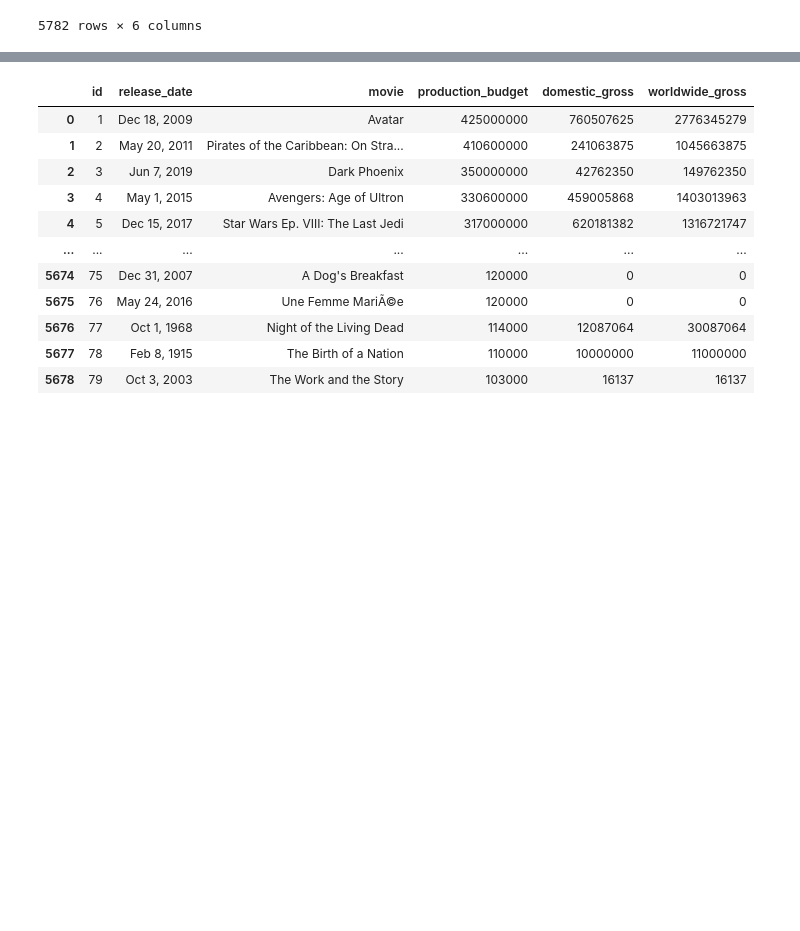
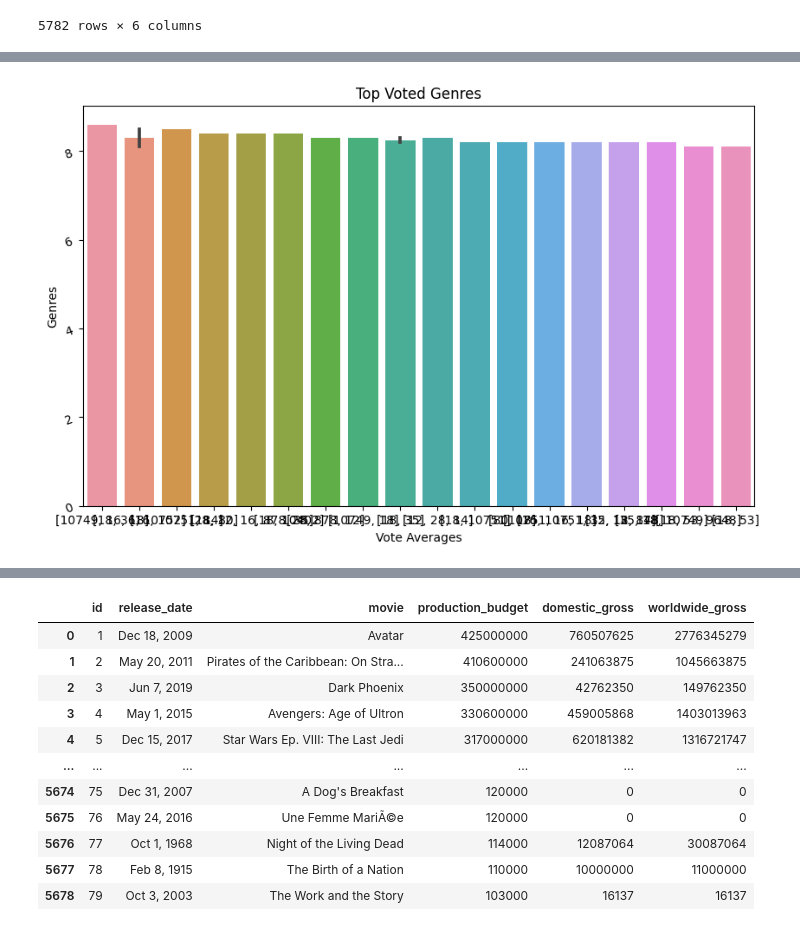
Before and after one commit to Ed-Odhiambo/dsc-phase-1-project-v2-4, a Jupyter notebook: working_project_edit.ipynb, the cells around one changed output, grey strips where cells are left out. Saved outputs shown, nothing was run; the diff lists cells and outputs as text; code cells hidden in the pictures; blank space fills up the shorter version.

```diff
--- a/working_project_edit.ipynb
+++ b/working_project_edit.ipynb
@@ -125,8 +127,8 @@ From the information, it is seen that both sets have complete data with no missi
 # %%
-# Dropping our unnecessary columns in IMDB and confirming through its shape
-IMDB_data.drop(['Unnamed: 0','original_language', 'original_title'],axis=1, inplace=True)
-print("Shape of IMDB_data: ", IMDB_data.shape)
-print("Columns now in IMDB_data: ", list(IMDB_data.columns))
+# Dropping our unnecessary columns in TMDB and confirming through its shape
+TMDB_data.drop(['Unnamed: 0','original_language', 'original_title'],axis=1, inplace=True)
+print("Shape of IMDB_data: ", TMDB_data.shape)
+print("Columns now in IMDB_data: ", list(TMDB_data.columns))
 # %% [output]
 Shape of IMDB_data:  (26517, 7)
 Columns now in IMDB_data:  ['genre_ids', 'id', 'popularity', 'release_date', 'title', 'vote_average', 'vote_count']
@@ -142,17 +144,17 @@ set(IMDB_data.duplicated())
 {False, True}
 # %%
 # Dropping the duplicates from the data frame
-IMDB_data.drop_duplicates(inplace=True)
-IMDB_data.shape
+TMDB_data.drop_duplicates(inplace=True)
+TMDB_data.shape
 # %% [output]
 (25497, 7)
 # %%
-# Dropping rows in IMDB with less than 2000 vote counts and less that 6.0 average rating
-for x in IMDB_data.index:
-    if IMDB_data.loc[x, "vote_count"] < 2000 or IMDB_data.loc[x, "vote_average"] < 6.0:
-        IMDB_data.drop(x, inplace=True)
+# Dropping rows in IMDB with less than 2000 vote counts or less that 6.0 average rating
+for x in TMDB_data.index:
+    if TMDB_data.loc[x, "vote_count"] < 2000 or TMDB_data.loc[x, "vote_average"] < 6.0:
+        TMDB_data.drop(x, inplace=True)
 
-IMDB_data
+TMDB_data
 # %% [output]
 |  | genre_ids | id | popularity | release_date | title | vote_average | vote_count |
 | 0 | [12, 14, 10751] | 12444 | 33.533 | 2010-11-19 | Harry Potter and the Deathly Hall... | 7.7 | 10788 |
@@ -168,8 +170,9 @@ IMDB_data
 | 23999 | [53, 27] | 460019 | 14.354 | 2018-04-13 | Truth or Dare | 6.0 | 2005 |
 500 rows × 7 columns
 # %%
-IMDB_TopAvgVoted = IMDB_data.sort_values(by='vote_average', ascending=False).head(100)
-IMDB_TopAvgVoted
+# Getting the top 100 vote averages
+TMDB_TopAvgVoted = TMDB_data.sort_values(by='vote_average', ascending=False).head(100)
+TMDB_TopAvgVoted
 # %% [output]
 |  | genre_ids | id | popularity | release_date | title | vote_average | vote_count |
 | 17389 | [10749, 16, 18] | 372058 | 28.238 | 2017-04-07 | Your Name. | 8.6 | 4161 |
@@ -275,0 +240,14 @@ dtype: object
+# %%
+# Genre vs revenue vs vote average: This combination could help answer question 3
+# by exploring which genres tend to be both profitable and high quality.
+# A bubble chart or scatter plot could be used to visualize this relationship.
+
+fig, ax = plt.subplots(figsize=(10,6))
+sns.barplot(x=TMDB_TopAvgVoted['genre_ids'].head(20), y=TMDB_TopAvgVoted['vote_average'].head(20))
+plt.title('Top Voted Genres')
+plt.xlabel('Vote Averages')
+plt.ylabel('Genres')
+plt.yticks(rotation =20)
+plt.show()
+# %% [output]
+[figure, added]
```
Also changed, not shown: parts of 39 cells of this notebook.
